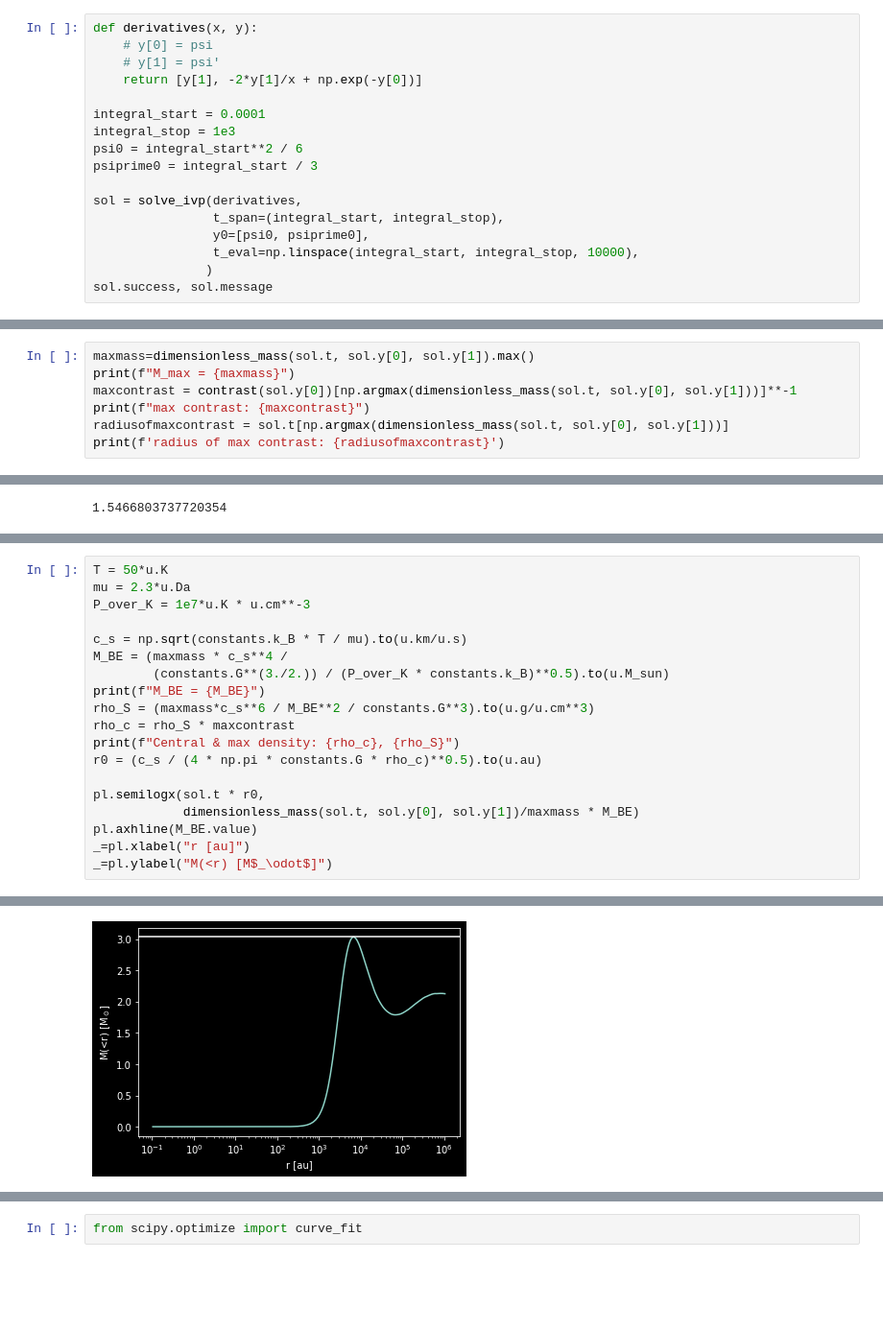
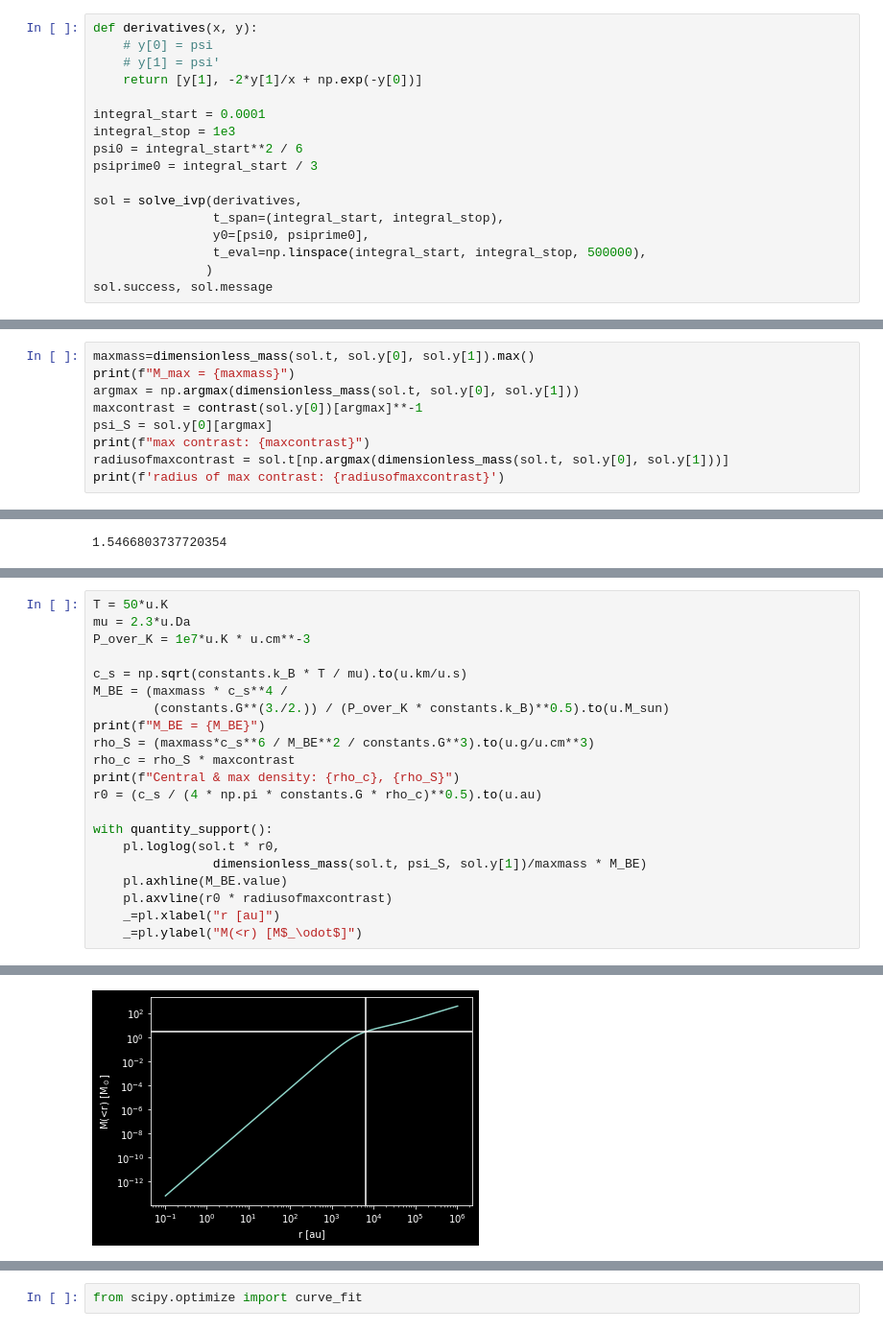
Before and after one commit to keflavich/StarFormationClass, a Jupyter notebook: problems/LaneEmden.ipynb, the cells around one changed output, grey strips where cells are left out. Shown at 96% size. Drawn from its saved outputs; the diff is of its cells as text; blank space fills up the shorter version.

```diff
--- a/problems/LaneEmden.ipynb
+++ b/problems/LaneEmden.ipynb
@@ -186,7 +218,7 @@ psiprime0 = integral_start / 3
 sol = solve_ivp(derivatives,
                 t_span=(integral_start, integral_stop),
                 y0=[psi0, psiprime0],
-                t_eval=np.linspace(integral_start, integral_stop, 10000),
+                t_eval=np.linspace(integral_start, integral_stop, 500000),
                )
 sol.success, sol.message
 # %% [output]
@@ -279,7 +324,9 @@ _=pl.ylabel("Dimensionless $m$")
 # %%
 maxmass=dimensionless_mass(sol.t, sol.y[0], sol.y[1]).max()
 print(f"M_max = {maxmass}")
-maxcontrast = contrast(sol.y[0])[np.argmax(dimensionless_mass(sol.t, sol.y[0], sol.y[1]))]**-1
+argmax = np.argmax(dimensionless_mass(sol.t, sol.y[0], sol.y[1]))
+maxcontrast = contrast(sol.y[0])[argmax]**-1
+psi_S = sol.y[0][argmax]
 print(f"max contrast: {maxcontrast}")
 radiusofmaxcontrast = sol.t[np.argmax(dimensionless_mass(sol.t, sol.y[0], sol.y[1]))]
 print(f'radius of max contrast: {radiusofmaxcontrast}')
@@ -559,9 +718,11 @@ rho_c = rho_S * maxcontrast
 print(f"Central & max density: {rho_c}, {rho_S}")
 r0 = (c_s / (4 * np.pi * constants.G * rho_c)**0.5).to(u.au)
 
-pl.semilogx(sol.t * r0,
-            dimensionless_mass(sol.t, sol.y[0], sol.y[1])/maxmass * M_BE)
-pl.axhline(M_BE.value)
-_=pl.xlabel("r [au]")
-_=pl.ylabel("M(<r) [M$_\odot$]")
+with quantity_support():
+    pl.loglog(sol.t * r0,
+                dimensionless_mass(sol.t, psi_S, sol.y[1])/maxmass * M_BE)
+    pl.axhline(M_BE.value)
+    pl.axvline(r0 * radiusofmaxcontrast)
+    _=pl.xlabel("r [au]")
+    _=pl.ylabel("M(<r) [M$_\odot$]")
 # %% [output]
@@ -570,4 +731,4 @@ Central & max density: 8.893756011403084e-18 g / cm3, 6.460559384495458e-19 g /
-[figure, old version]
+[figure, new version]
 # %%
 pl.semilogx(sol.t * r0,
             rho_c.to(u.g/u.cm**3)*np.exp(-sol.y[0]))
```
Also changed, not shown: parts of 70 cells of this notebook, 6 other files.
